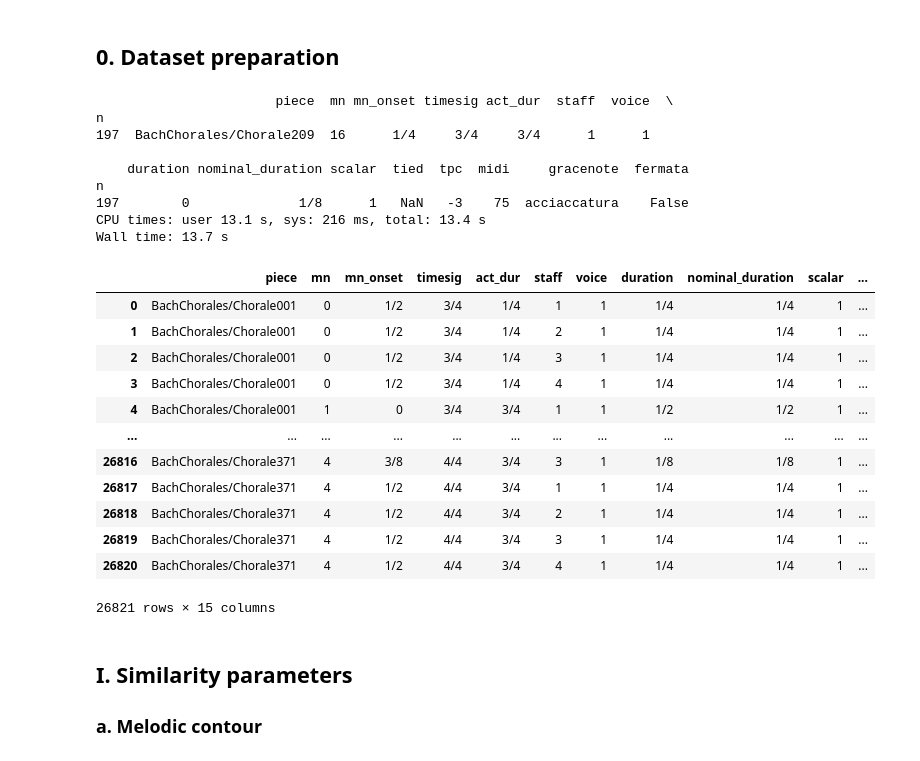
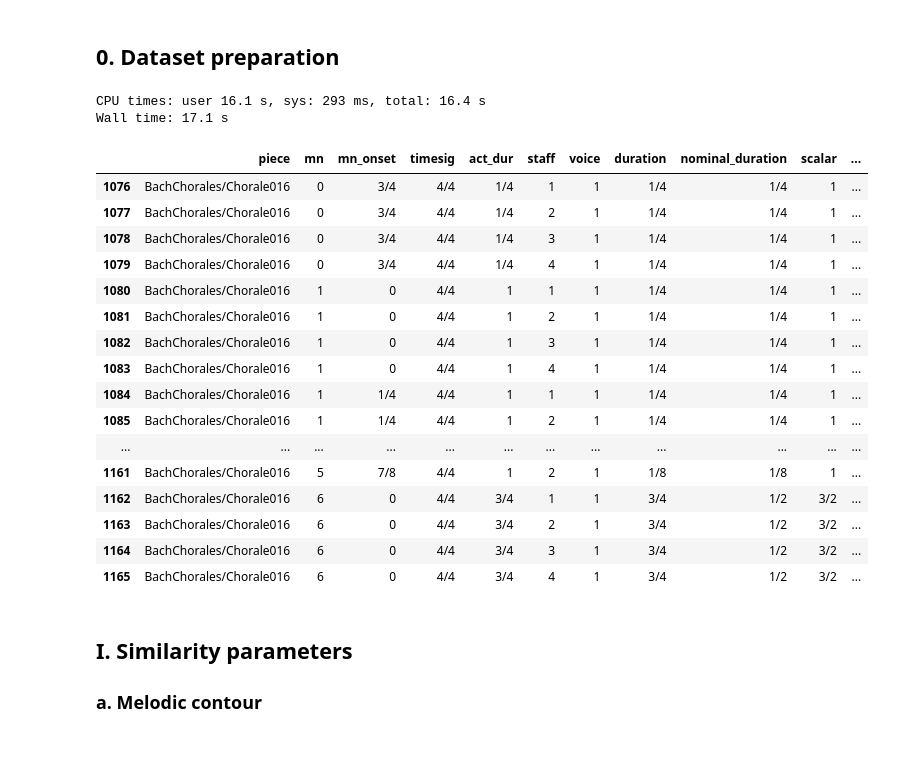
Before and after one commit to mikqs/digital-musicology, a Jupyter notebook: Group_6_A3/Group_6_A3.ipynb, the cells around one changed output. Drawn from its saved outputs; the diff is of its cells as text; code cells hidden in the pictures.

```diff
--- a/Group_6_A3/Group_6_A3.ipynb
+++ b/Group_6_A3/Group_6_A3.ipynb
@@ -24,14 +24,24 @@ pd.options.mode.chained_assignment = None
 # Import CSV
 chorales_dataset = pd.read_csv('DM 2022 - Assignment 3 [Dataset].csv', converters = {'mn_onset': fractions.Fraction, 'act_dur': fractions.Fraction, 'duration': fractions.Fraction, 'nominal_duration': fractions.Fraction, 'scalar': fractions.Fraction}, index_col = 0, low_memory = False)
 
-print(chorales_dataset[chorales_dataset['gracenote'].notna()])
-# Add global onset column for easy time series manipulations
-chorales_dataset['global_onset'] = chorales_dataset.groupby(['piece','staff'])['duration'].transform(pd.Series.cumsum)
+## Add global onset column for easy time series manipulations (in units of whole notes)
+# Sort accordingly
+chorales_dataset = chorales_dataset.sort_values(by=['piece', 'staff', 'mn', 'mn_onset'])
+# Shift duration column by 1
+chorales_dataset['_shift_dur'] = np.roll(chorales_dataset['duration'], 1)
+# Get invalid first shifts that will be removed
+chorales_dataset['_first_shift'] = chorales_dataset.groupby(['piece','staff'])['_shift_dur'].transform('first')
+# Cumulate shifted durations
+chorales_dataset['_cum_dur_uncleaned'] = chorales_dataset.groupby(['piece','staff'])['_shift_dur'].transform(pd.Series.cumsum)
+# Subtract invalid first shifts
+chorales_dataset['global_onset'] = (chorales_dataset['_cum_dur_uncleaned'] - chorales_dataset['_first_shift'])
+# Remove temp coliumns
+chorales_dataset = chorales_dataset.drop(columns = ['_shift_dur','_first_shift','_cum_dur_uncleaned'])
 
 # Ignore gracenotes (there is only one)
 chorales_dataset = chorales_dataset[chorales_dataset['gracenote'].isna()].drop(columns = ['gracenote'])
 
-# Remove Chorale043 because it is corrupted (it does not open in MuseScore and it has only 1 staff and no closing fermata)
+# Remove Chorale043 because it is corrupted (it does not open in MuseScore and it has only 1 staff)
 chorales_dataset = chorales_dataset[chorales_dataset['piece'] != 'BachChorales/Chorale043']
 
 # Get unique piece/staff pairs
@@ -49,28 +59,27 @@ fermata_df = pd.DataFrame(fermata_data)
 # Sort by onset and staff for consistent alignment
 fermata_df = fermata_df.sort_values(by=['piece', 'mn', 'mn_onset', 'staff']).reset_index(drop=True)
 # %% [output]
-                       piece  mn mn_onset timesig act_dur  staff  voice  \
-n
-197  BachChorales/Chorale209  16      1/4     3/4     3/4      1      1
-
-    duration nominal_duration scalar  tied  tpc  midi     gracenote  fermata
-n
-197        0              1/8      1   NaN   -3    75  acciaccatura    False
-CPU times: user 13.1 s, sys: 216 ms, total: 13.4 s
-Wall time: 13.7 s
+CPU times: user 16.1 s, sys: 293 ms, total: 16.4 s
+Wall time: 17.1 s
-# %%
-fermata_df
-# %% [output]
-|  | piece | mn | mn_onset | timesig | act_dur | staff | voice | duration | nominal_duration | scalar | ... |
-| 0 | BachChorales/Chorale001 | 0 | 1/2 | 3/4 | 1/4 | 1 | 1 | 1/4 | 1/4 | 1 | ... |
-| 1 | BachChorales/Chorale001 | 0 | 1/2 | 3/4 | 1/4 | 2 | 1 | 1/4 | 1/4 | 1 | ... |
-| 2 | BachChorales/Chorale001 | 0 | 1/2 | 3/4 | 1/4 | 3 | 1 | 1/4 | 1/4 | 1 | ... |
-| 3 | BachChorales/Chorale001 | 0 | 1/2 | 3/4 | 1/4 | 4 | 1 | 1/4 | 1/4 | 1 | ... |
-| 4 | BachChorales/Chorale001 | 1 | 0 | 3/4 | 3/4 | 1 | 1 | 1/2 | 1/2 | 1 | ... |
-| ... | ... | ... | ... | ... | ... | ... | ... | ... | ... | ... | ... |
-| 26816 | BachChorales/Chorale371 | 4 | 3/8 | 4/4 | 3/4 | 3 | 1 | 1/8 | 1/8 | 1 | ... |
-| 26817 | BachChorales/Chorale371 | 4 | 1/2 | 4/4 | 3/4 | 1 | 1 | 1/4 | 1/4 | 1 | ... |
-| 26818 | BachChorales/Chorale371 | 4 | 1/2 | 4/4 | 3/4 | 2 | 1 | 1/4 | 1/4 | 1 | ... |
-| 26819 | BachChorales/Chorale371 | 4 | 1/2 | 4/4 | 3/4 | 3 | 1 | 1/4 | 1/4 | 1 | ... |
-| 26820 | BachChorales/Chorale371 | 4 | 1/2 | 4/4 | 3/4 | 4 | 1 | 1/4 | 1/4 | 1 | ... |
-26821 rows × 15 columns
+# %%
+random_piece = fermata_df['piece'].sample(n=1).item()
+random_piece_df = fermata_df[(fermata_df['piece'] == random_piece)]
+random_piece_df
+# %% [output]
+|  | piece | mn | mn_onset | timesig | act_dur | staff | voice | duration | nominal_duration | scalar | ... |
+| 1076 | BachChorales/Chorale016 | 0 | 3/4 | 4/4 | 1/4 | 1 | 1 | 1/4 | 1/4 | 1 | ... |
+| 1077 | BachChorales/Chorale016 | 0 | 3/4 | 4/4 | 1/4 | 2 | 1 | 1/4 | 1/4 | 1 | ... |
+| 1078 | BachChorales/Chorale016 | 0 | 3/4 | 4/4 | 1/4 | 3 | 1 | 1/4 | 1/4 | 1 | ... |
+| 1079 | BachChorales/Chorale016 | 0 | 3/4 | 4/4 | 1/4 | 4 | 1 | 1/4 | 1/4 | 1 | ... |
+| 1080 | BachChorales/Chorale016 | 1 | 0 | 4/4 | 1 | 1 | 1 | 1/4 | 1/4 | 1 | ... |
+| 1081 | BachChorales/Chorale016 | 1 | 0 | 4/4 | 1 | 2 | 1 | 1/4 | 1/4 | 1 | ... |
+| 1082 | BachChorales/Chorale016 | 1 | 0 | 4/4 | 1 | 3 | 1 | 1/4 | 1/4 | 1 | ... |
+| 1083 | BachChorales/Chorale016 | 1 | 0 | 4/4 | 1 | 4 | 1 | 1/4 | 1/4 | 1 | ... |
+| 1084 | BachChorales/Chorale016 | 1 | 1/4 | 4/4 | 1 | 1 | 1 | 1/4 | 1/4 | 1 | ... |
+| 1085 | BachChorales/Chorale016 | 1 | 1/4 | 4/4 | 1 | 2 | 1 | 1/4 | 1/4 | 1 | ... |
+| ... | ... | ... | ... | ... | ... | ... | ... | ... | ... | ... | ... |
+| 1161 | BachChorales/Chorale016 | 5 | 7/8 | 4/4 | 1 | 2 | 1 | 1/8 | 1/8 | 1 | ... |
+| 1162 | BachChorales/Chorale016 | 6 | 0 | 4/4 | 3/4 | 1 | 1 | 3/4 | 1/2 | 3/2 | ... |
+| 1163 | BachChorales/Chorale016 | 6 | 0 | 4/4 | 3/4 | 2 | 1 | 3/4 | 1/2 | 3/2 | ... |
+| 1164 | BachChorales/Chorale016 | 6 | 0 | 4/4 | 3/4 | 3 | 1 | 3/4 | 1/2 | 3/2 | ... |
+| 1165 | BachChorales/Chorale016 | 6 | 0 | 4/4 | 3/4 | 4 | 1 | 3/4 | 1/2 | 3/2 | ... |
```
Also changed, not shown: parts of 5 cells of this notebook.
